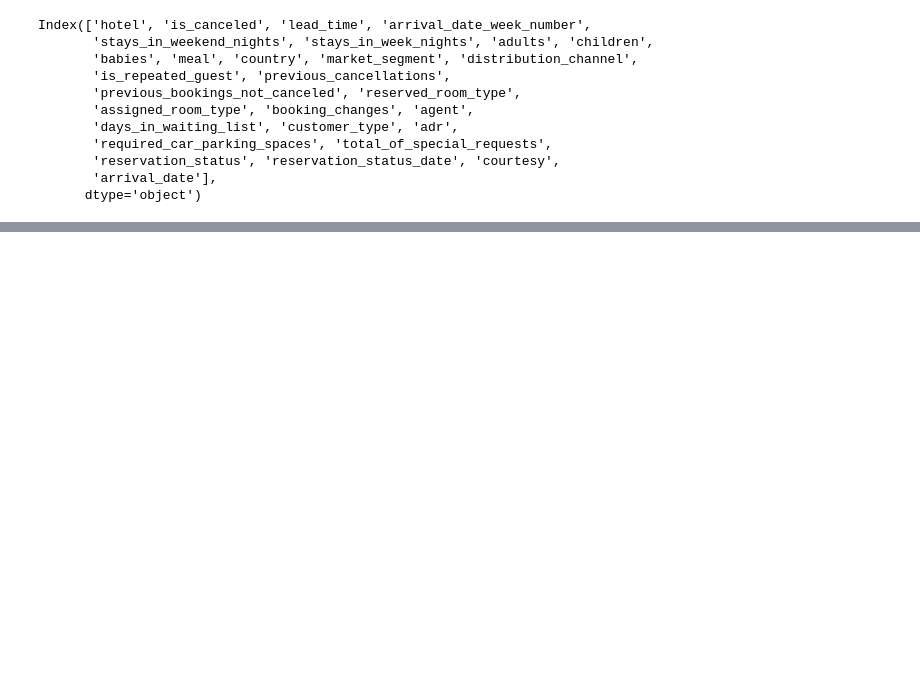
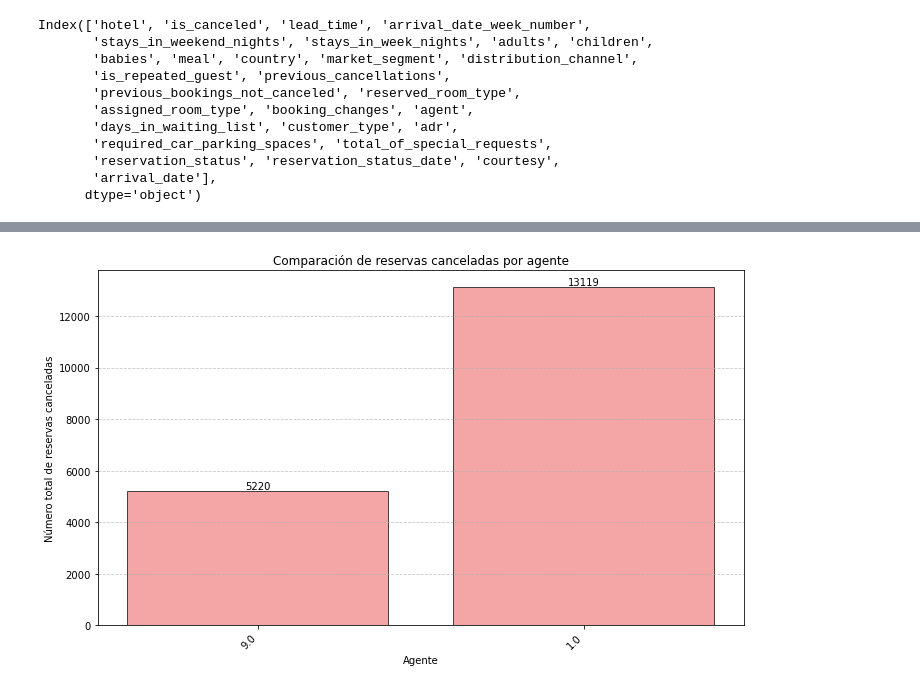
Before and after one commit to marinaescobar/proyecto-da-promo-G-modulo-4-team-4, a Jupyter notebook: report_patri.ipynb, the cells around one changed output, grey strips where cells are left out. Drawn from its saved outputs; the diff is of its cells as text; code cells hidden in the pictures; blank space fills up the shorter version.

```diff
--- a/report_patri.ipynb
+++ b/report_patri.ipynb
@@ -103,0 +136,29 @@ plt.show()
+# %%
+
+agrupado_agentes_canceladas = agrupado_agentes[agrupado_agentes['is_canceled'] == True]
+
+# Calculate total canceled reservations
+agrupado_agentes_canceladas['Total_Reservaciones_Canceladas'] = agrupado_agentes_canceladas.groupby('agent')['is_canceled'].transform('sum')
+
+# Extract agent IDs and total canceled reservations
+agentes_canceladas = agrupado_agentes_canceladas['agent'].unique()
+total_reservaciones_canceladas = agrupado_agentes_canceladas.groupby('agent')['Total_Reservaciones_Canceladas'].value_counts()
+
+# Create the histogram
+plt.figure(figsize=(10, 6))
+bar_container = plt.bar(agentes_canceladas, total_reservaciones_canceladas, color='lightcoral', edgecolor='black', alpha=0.7)
+
+# Add labels for each bar
+for i, bar in enumerate(bar_container):
+    height = bar.get_height()
+    plt.text(bar.get_x() + bar.get_width() / 2, height + 0.1, f'{int(height)}', ha='center', va='bottom')
+
+plt.xlabel('Agente')
+plt.ylabel('Número total de reservas canceladas')
+plt.title('Comparación de reservas canceladas por agente')
+plt.xticks(rotation=45, ha='right')
+plt.grid(axis='y', linestyle='--', alpha=0.7)
+plt.tight_layout()
+plt.show()
+# %% [output]
+[figure, added]
```
Also changed, not shown: parts of 26 cells of this notebook.
